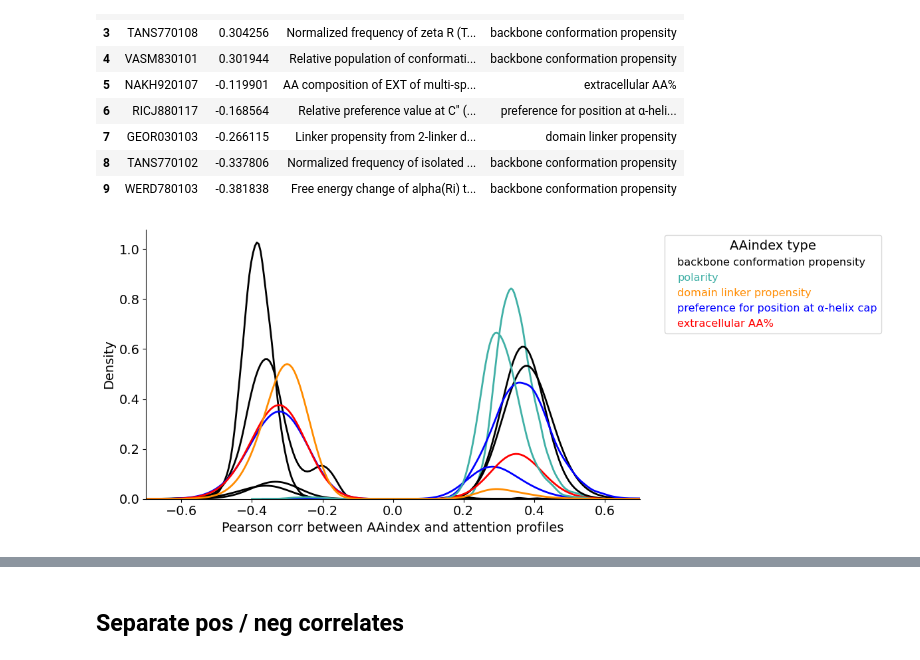
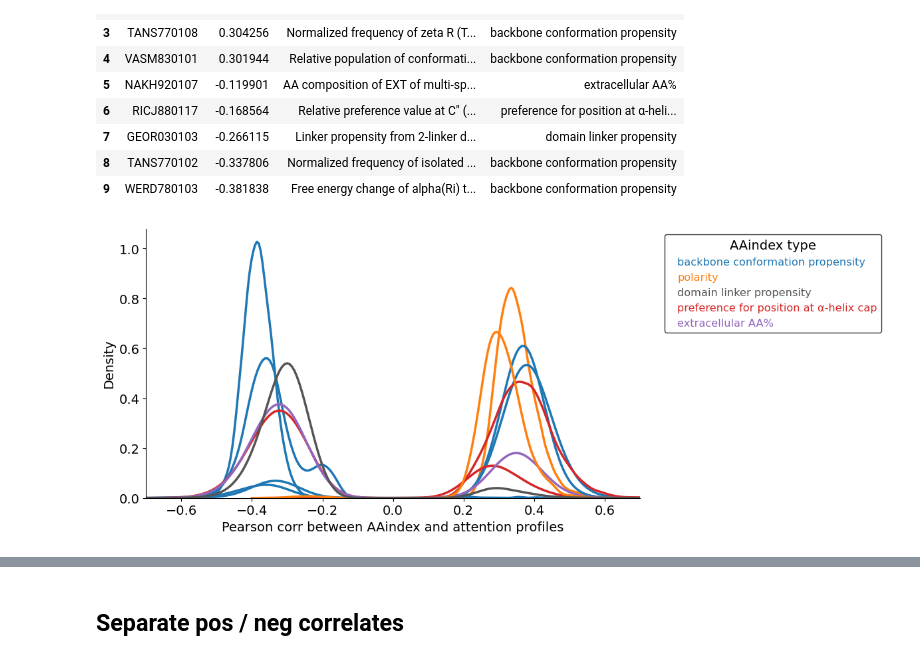
Before and after one commit to fburic/protein-mgem, a Jupyter notebook: results/20211223_182228/aaindex_attention_corr.ipynb, the cells around one changed output, grey strips where cells are left out. Drawn from its saved outputs; the diff is of its cells as text; code cells hidden in the pictures.

```diff
--- a/results/20211223_182228/aaindex_attention_corr.ipynb
+++ b/results/20211223_182228/aaindex_attention_corr.ipynb
@@ -195,12 +195,15 @@ id_type_mapping = {
     'NAKH920107': 'extracellular AA%',
 }
 
+
+palette = sns.color_palette('tab10')
+
 aaidx_colors = {
-    'backbone conformation propensity': 'black',
-    'polarity': '#40B0A6',
-    'domain linker propensity': 'darkorange',
-    'preference for position at α-helix cap': 'blue',
-    'extracellular AA%': 'red',
+    'backbone conformation propensity':       sns.color_palette(palette)[0],
+    'polarity':                               sns.color_palette(palette)[1],
+    'domain linker propensity':               '#555555',
+    'preference for position at α-helix cap': sns.color_palette(palette)[3],
+    'extracellular AA%':                      sns.color_palette(palette)[4]
 }
 
 property_type = defaultdict(lambda: 'other')
@@ -272,25 +275,25 @@ left_align(
 # %%
 plt.rcParams['figure.dpi'] = 100
 plt.rcParams['figure.figsize'] = (10, 5)
 plt.rcParams['font.size'] = 14
 
 splot = sns.displot(hi_corr_vals,
                     x = 'value', hue='AAindex', kind = 'kde',
                     palette = sns.color_palette(plot_type_colors),
-                    aspect = 1.7, linewidth = 2,
+                    aspect = 1.7, linewidth = 2.5,
                     legend=False)
 plt.xlim(-0.7, 0.7)
 plt.xlabel('Pearson corr between AAindex and attention profiles')
 
 plt.legend(title='AAindex type', loc='upper right', bbox_to_anchor = (1.5, 1),
-           fontsize='small',
+           fontsize='small', edgecolor='black',
            labels=aaidx_colors.keys(),
            labelcolor=aaidx_colors.values(),
            handlelength=0)
 
 splot.savefig('aaindex_corr.pdf', dpi=100)
 # %% [output]
-[figure, old version]
+[figure, new version]
 # %%
 hi_corr_vals.to_csv('aaindex_hi_corr_vals.csv', index=False)
 # %%
```
Also changed, not shown: parts of 15 cells of this notebook, 2 other files.
